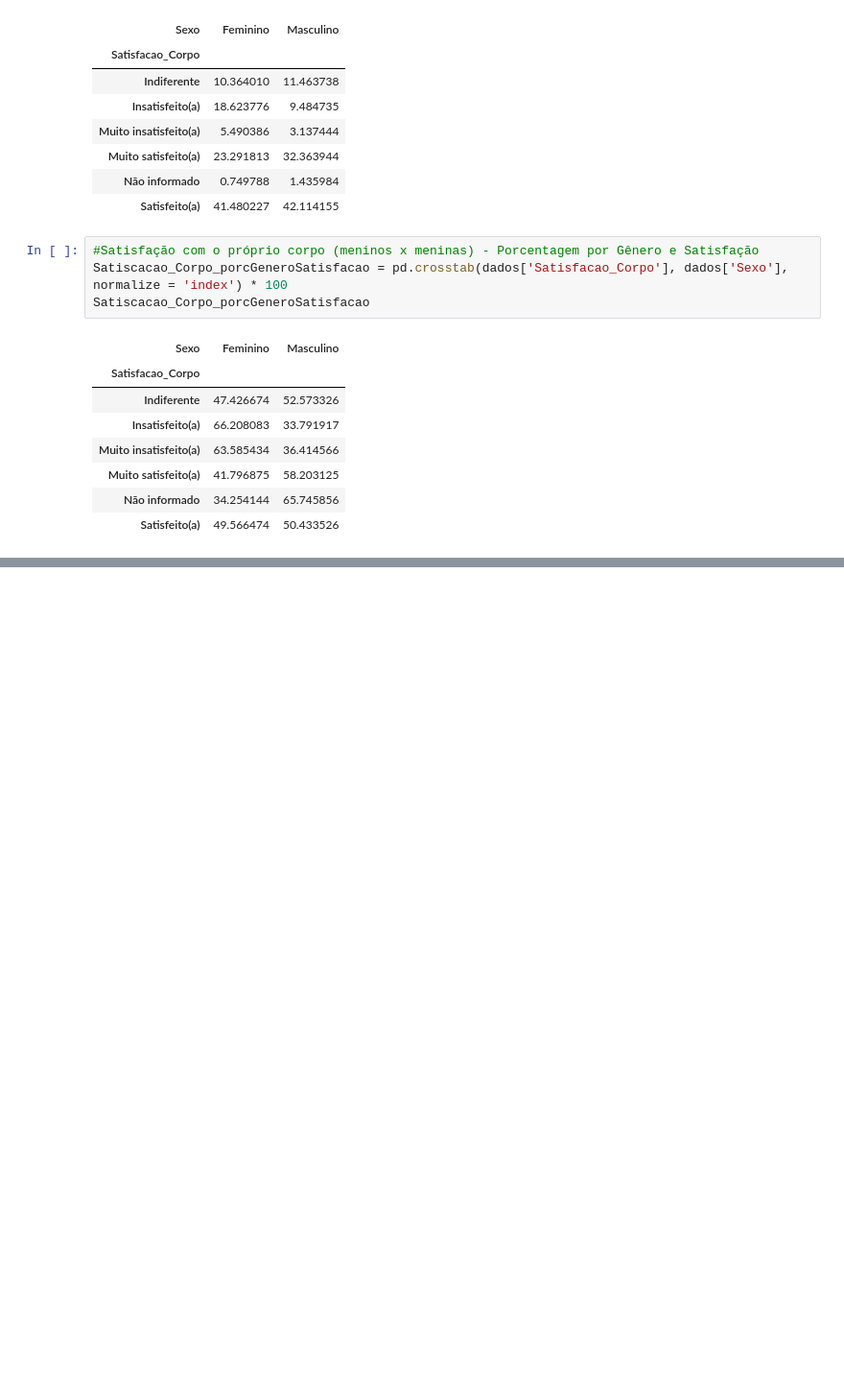
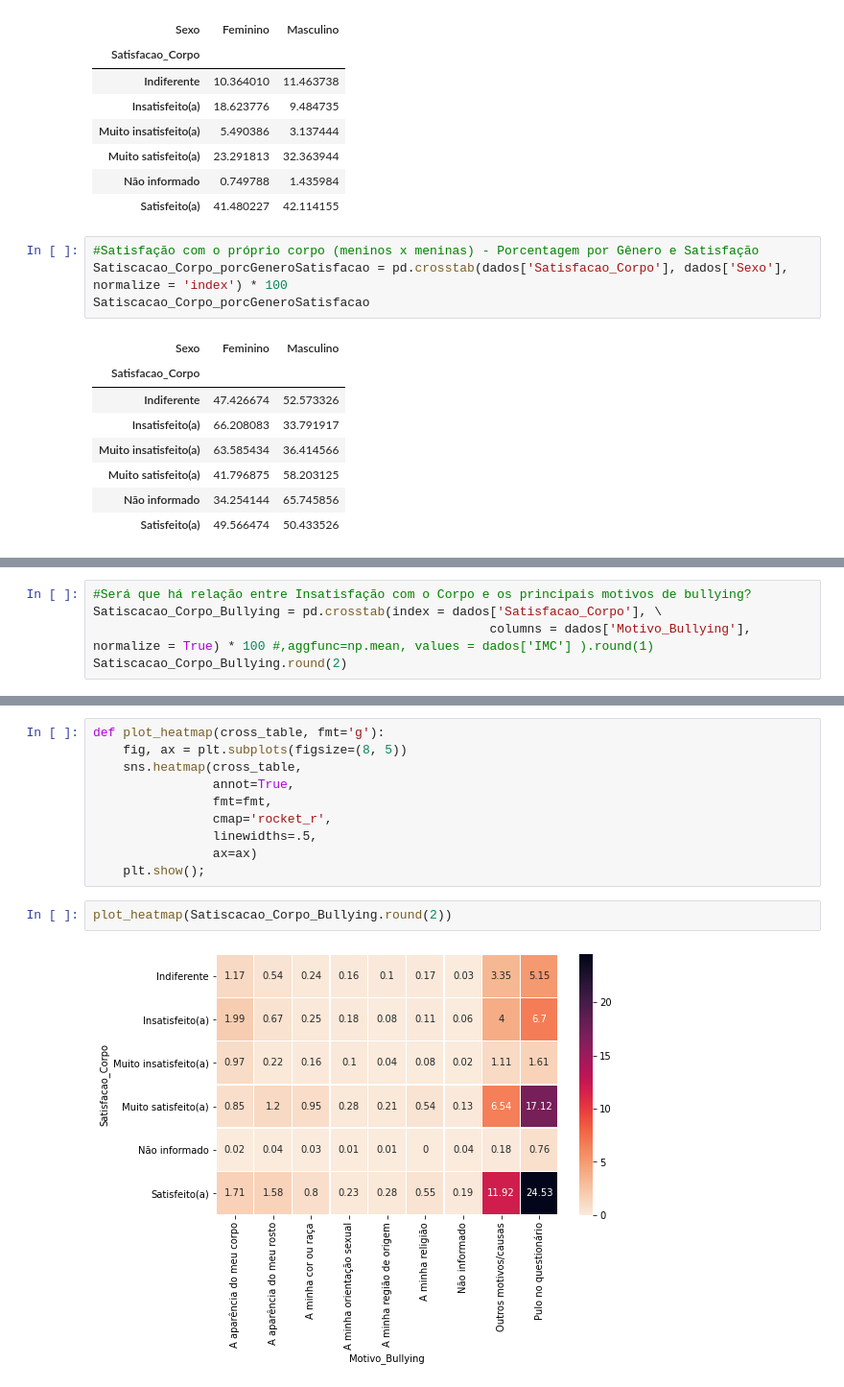
Before and after one commit to andrevcmelo/BootcampAlura2021, a Jupyter notebook: BootcampAlura_Modulo03.ipynb, the cells around one changed output, grey strips where cells are left out. Shown at 96% size. Saved outputs shown, nothing was run; the diff lists cells and outputs as text; blank space fills up the shorter version.

```diff
--- a/BootcampAlura_Modulo03.ipynb
+++ b/BootcampAlura_Modulo03.ipynb
@@ -293,0 +363,5 @@ Satiscacao_Corpo_porcGeneroSatisfacao2
+# %%
+#Será que há relação entre Insatisfação com o Corpo e os principais motivos de bullying?
+Satiscacao_Corpo_Bullying = pd.crosstab(index = dados['Satisfacao_Corpo'], \
+                                                     columns = dados['Motivo_Bullying'], normalize = True) * 100 #,aggfunc=np.mean, values = dados['IMC'] ).round(1)
+Satiscacao_Corpo_Bullying.round(2)
@@ -293,0 +377,14 @@ Satiscacao_Corpo_porcGeneroSatisfacao2
+# %%
+def plot_heatmap(cross_table, fmt='g'):
+    fig, ax = plt.subplots(figsize=(8, 5))
+    sns.heatmap(cross_table,
+                annot=True,
+                fmt=fmt,
+                cmap='rocket_r',
+                linewidths=.5,
+                ax=ax)
+    plt.show();
+# %%
+plot_heatmap(Satiscacao_Corpo_Bullying.round(2))
+# %% [output]
+[figure, added]
```
Also changed, not shown: parts of 19 cells of this notebook.
